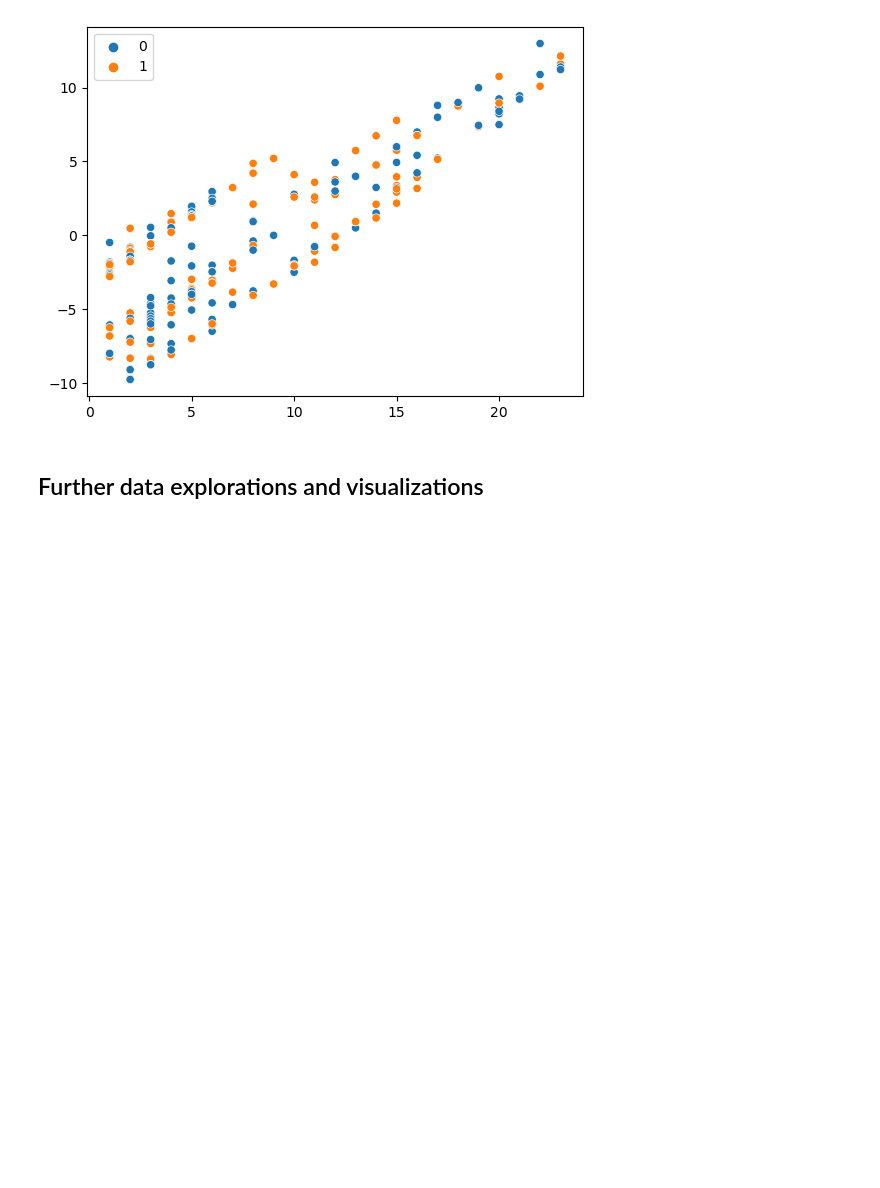
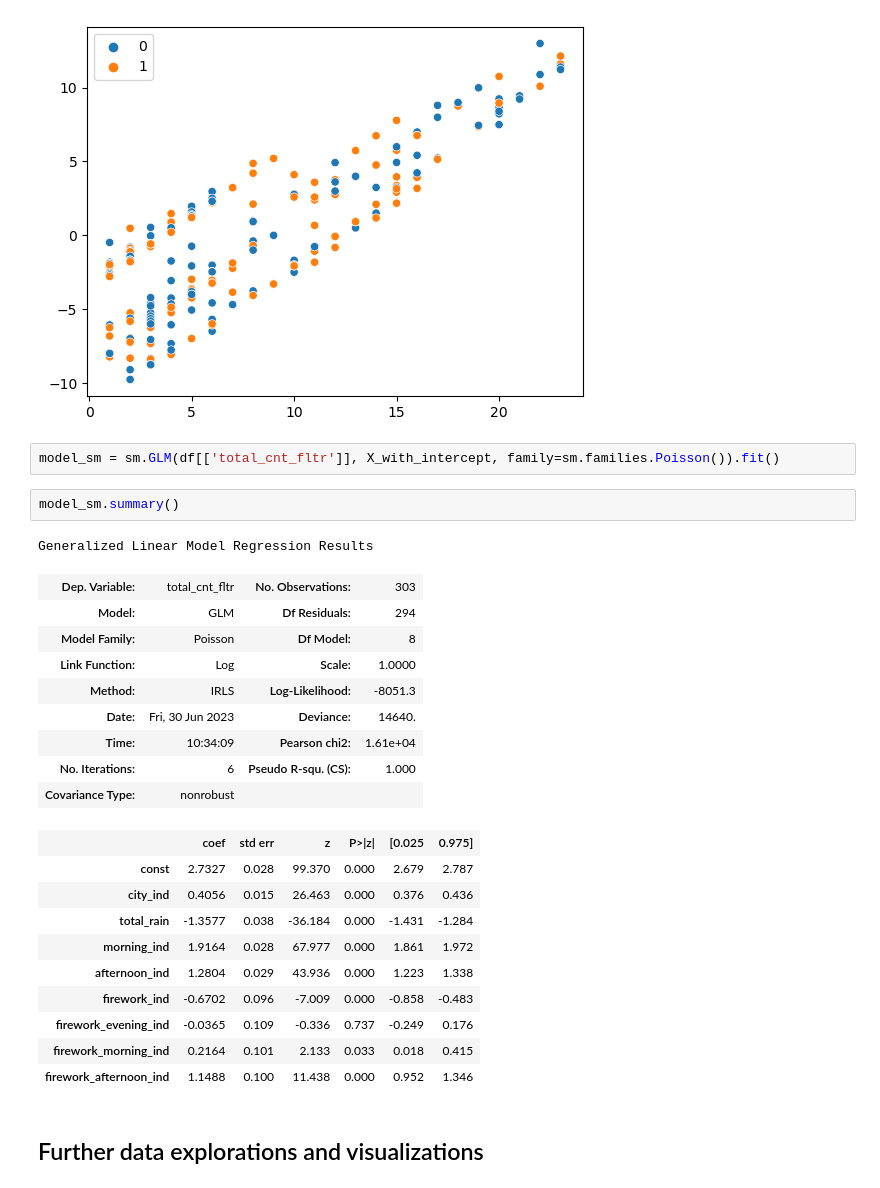
Before and after one commit to Clowting/fireworks-birds, a Jupyter notebook: explore_results.ipynb, the cells around one changed output. Saved outputs shown, nothing was run; the diff lists cells and outputs as text; blank space fills up the shorter version.

```diff
--- a/explore_results.ipynb
+++ b/explore_results.ipynb
@@ -532,6 +549,31 @@ sns.scatterplot(x=df[['distinct_cnt']].values.ravel(), y=residuals, hue=df[['cit
 # %% [output]
 <Axes: >
 [figure]
+# %%
+model_sm = sm.GLM(df[['total_cnt_fltr']], X_with_intercept, family=sm.families.Poisson()).fit()
+# %%
+model_sm.summary()
+# %% [output]
+Generalized Linear Model Regression Results
+| Dep. Variable: | total_cnt_fltr | No. Observations: | 303 |
+| Model: | GLM | Df Residuals: | 294 |
+| Model Family: | Poisson | Df Model: | 8 |
+| Link Function: | Log | Scale: | 1.0000 |
+| Method: | IRLS | Log-Likelihood: | -8051.3 |
+| Date: | Fri, 30 Jun 2023 | Deviance: | 14640. |
+| Time: | 10:34:09 | Pearson chi2: | 1.61e+04 |
+| No. Iterations: | 6 | Pseudo R-squ. (CS): | 1.000 |
+| Covariance Type: | nonrobust |  |  |
+|  | coef | std err | z | P>|z| | [0.025 | 0.975] |
+| const | 2.7327 | 0.028 | 99.370 | 0.000 | 2.679 | 2.787 |
+| city_ind | 0.4056 | 0.015 | 26.463 | 0.000 | 0.376 | 0.436 |
+| total_rain | -1.3577 | 0.038 | -36.184 | 0.000 | -1.431 | -1.284 |
+| morning_ind | 1.9164 | 0.028 | 67.977 | 0.000 | 1.861 | 1.972 |
+| afternoon_ind | 1.2804 | 0.029 | 43.936 | 0.000 | 1.223 | 1.338 |
+| firework_ind | -0.6702 | 0.096 | -7.009 | 0.000 | -0.858 | -0.483 |
+| firework_evening_ind | -0.0365 | 0.109 | -0.336 | 0.737 | -0.249 | 0.176 |
+| firework_morning_ind | 0.2164 | 0.101 | 2.133 | 0.033 | 0.018 | 0.415 |
+| firework_afternoon_ind | 1.1488 | 0.100 | 11.438 | 0.000 | 0.952 | 1.346 |
 # %% [markdown]
 ## Further data explorations and visualizations
 # %%
```
Also changed, not shown: parts of 9 cells of this notebook.
